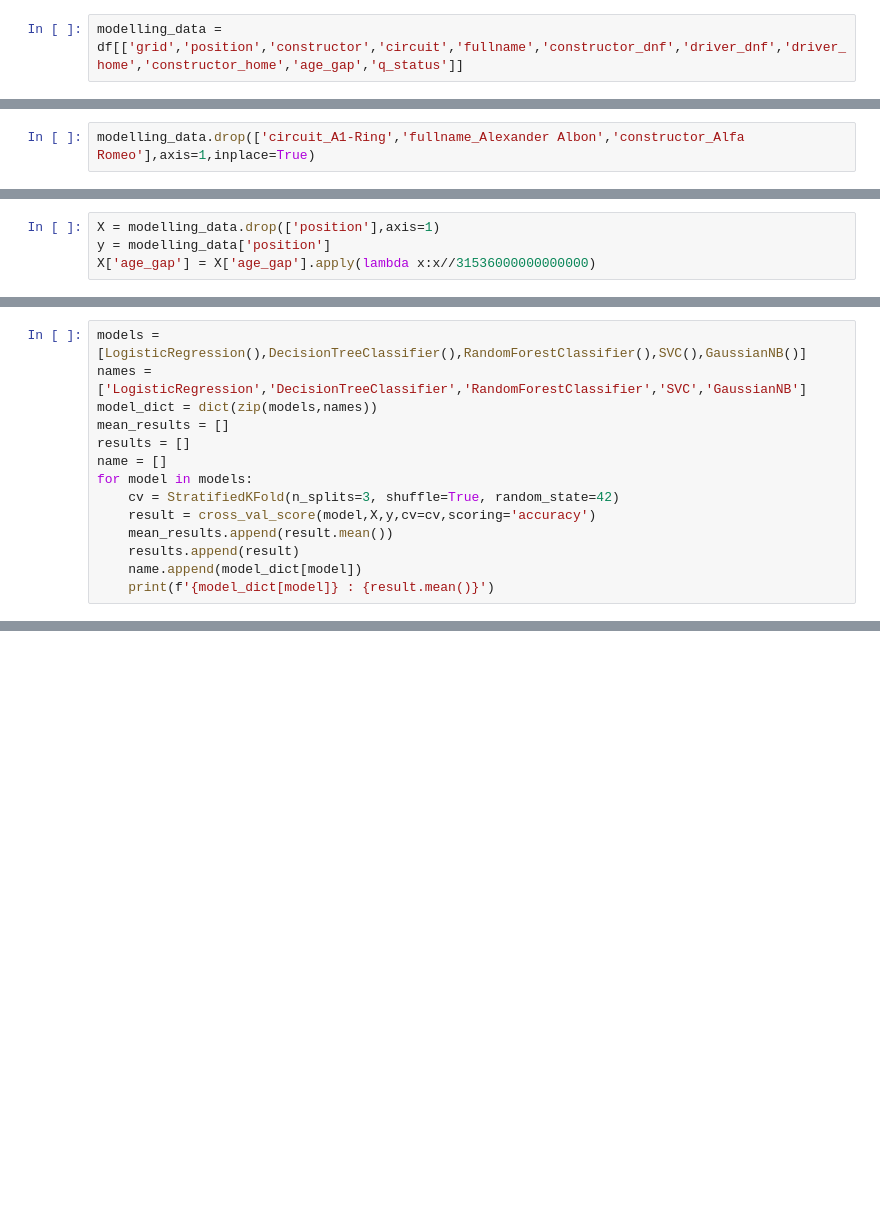
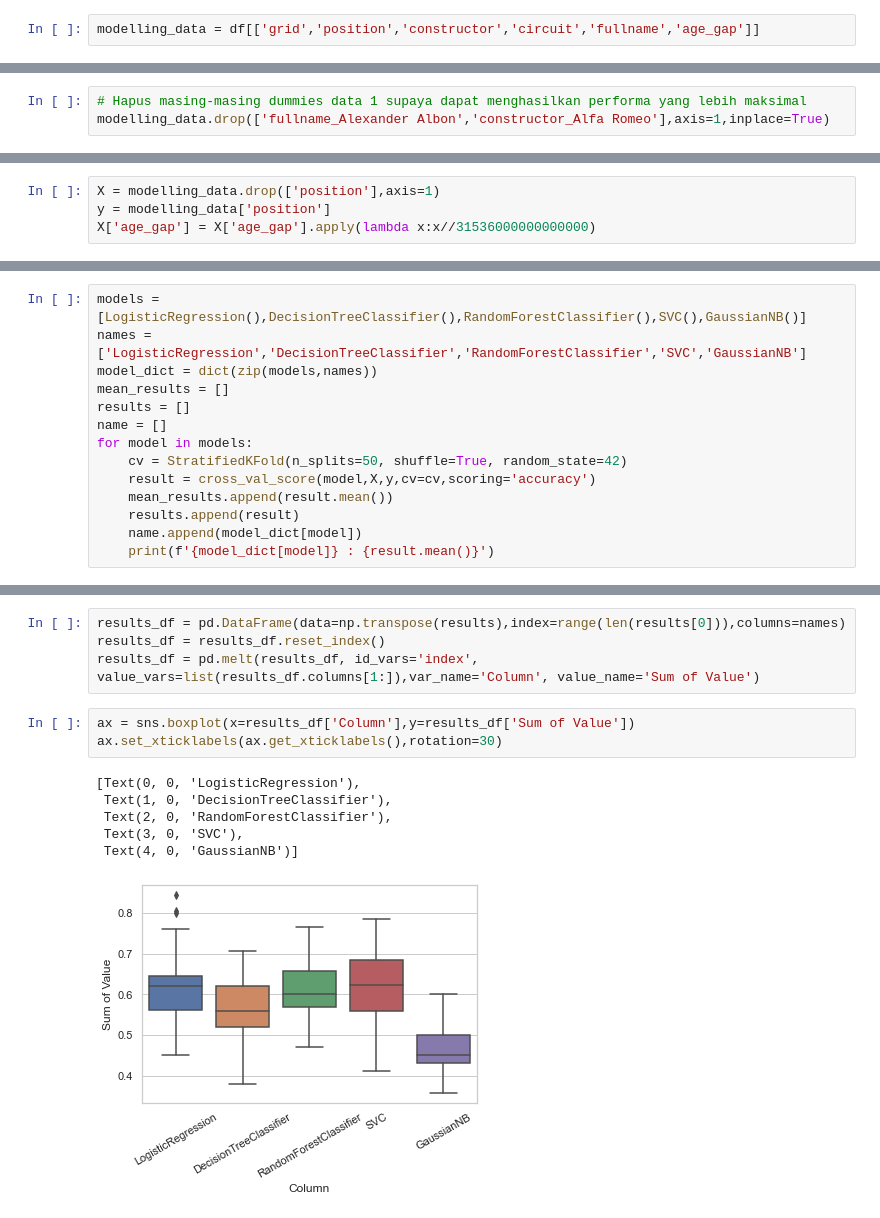
Before and after one commit to nikolasermando/f1-streamlit, a Jupyter notebook: F1-Analysis.ipynb, the cells around one changed output, grey strips where cells are left out. Cells and saved outputs as stored; diff of their text form; blank space fills up the shorter version.

```diff
--- a/F1-Analysis.ipynb
+++ b/F1-Analysis.ipynb
@@ -352,6 +300,7 @@ sns.pairplot(df[['grid','position','constructor_dnf','driver_dnf','driver_home',
 # %%
-modelling_data = df[['grid','position','constructor','circuit','fullname','constructor_dnf','driver_dnf','driver_home','constructor_home','age_gap','q_status']]
+modelling_data = df[['grid','position','constructor','circuit','fullname','age_gap']]
 # %%
 modelling_data = pd.get_dummies(modelling_data, columns=['circuit','fullname','constructor'])
 # %%
-modelling_data.drop(['circuit_A1-Ring','fullname_Alexander Albon','constructor_Alfa Romeo'],axis=1,inplace=True)
+# Hapus masing-masing dummies data 1 supaya dapat menghasilkan performa yang lebih maksimal
+modelling_data.drop(['fullname_Alexander Albon','constructor_Alfa Romeo'],axis=1,inplace=True)
@@ -407,7 +328,7 @@ mean_results = []
 results = []
 name = []
 for model in models:
-    cv = StratifiedKFold(n_splits=3, shuffle=True, random_state=42)
+    cv = StratifiedKFold(n_splits=50, shuffle=True, random_state=42)
     result = cross_val_score(model,X,y,cv=cv,scoring='accuracy')
     mean_results.append(result.mean())
     results.append(result)
@@ -438,0 +360,14 @@ GaussianNB : 0.4615079365079365
+# %%
+results_df = pd.DataFrame(data=np.transpose(results),index=range(len(results[0])),columns=names)
+results_df = results_df.reset_index()
+results_df = pd.melt(results_df, id_vars='index', value_vars=list(results_df.columns[1:]),var_name='Column', value_name='Sum of Value')
+# %%
+ax = sns.boxplot(x=results_df['Column'],y=results_df['Sum of Value'])
+ax.set_xticklabels(ax.get_xticklabels(),rotation=30)
+# %% [output]
+[Text(0, 0, 'LogisticRegression'),
+ Text(1, 0, 'DecisionTreeClassifier'),
+ Text(2, 0, 'RandomForestClassifier'),
+ Text(3, 0, 'SVC'),
+ Text(4, 0, 'GaussianNB')]
+[figure, added]
```
Also changed, not shown: parts of 41 cells of this notebook, 6 other files.
